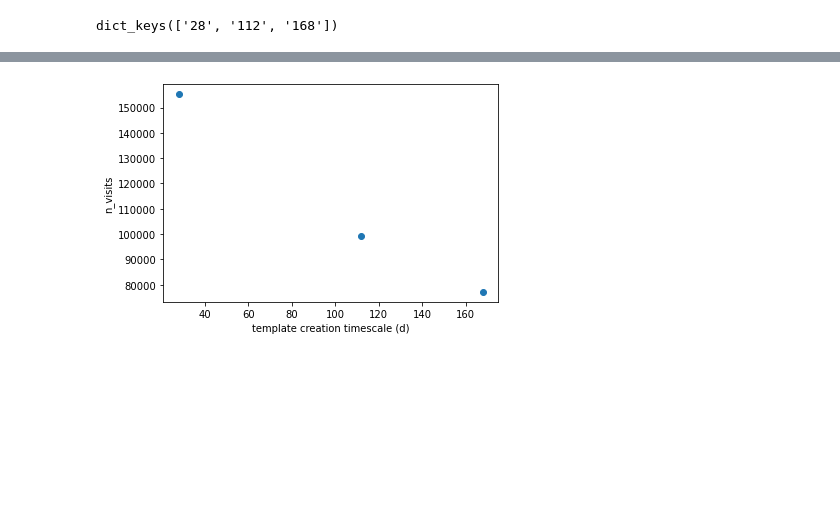
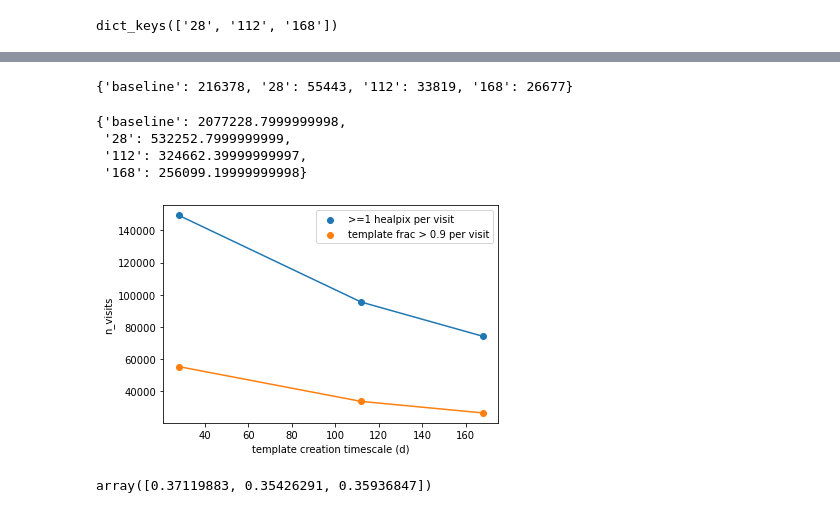
Before and after one commit to jrob93/rubin_templates, a Jupyter notebook: remove_no_template_visits.ipynb, the cells around one changed output, grey strips where cells are left out. Cells and saved outputs as stored; diff of their text form; code cells hidden in the pictures; blank space fills up the shorter version.

```diff
--- a/remove_no_template_visits.ipynb
+++ b/remove_no_template_visits.ipynb
@@ -563,0 +625,5 @@ t_tot = 133.68 min (2.228032 hrs)
+# %%
+for x in metric_dict.keys():
+    print(metric_dict[x].keys())
+    for y in metric_dict[x].keys():
+        print(len(metric_dict[x][y]))
@@ -563,0 +665,6 @@ t_tot = 133.68 min (2.228032 hrs)
+# %%
+for template_timescale in tscales:
+
+    metric_plot = metric_dict[str(template_timescale)]["doAllTemplateMetrics_Night"]["r"]
+    hp.mollview(metric_plot, title=template_timescale)
+    hp.graticule()
@@ -723,0 +989,16 @@ plt.show()
+# %%
+# plot number of visits vs template timescale
+
+x_plot = "template creation timescale (d)"
+y_plot = "n_visits"
+
+fig = plt.figure()
+gs = gridspec.GridSpec(1,1)
+ax1 = plt.subplot(gs[0,0])
+
+ax1.scatter(tscales, [np.array(template_visits[str(t)]["n_visits"]).cumsum()[-1] for t in tscales])
+
+ax1.set_xlabel(x_plot)
+ax1.set_ylabel(y_plot)
+
+plt.show()
@@ -730,0 +1014,3 @@ for t in tscales:
+# %%
+for t in tscales:
+    print(t, sum(template_visits[str(t)]["n_visits"]))
@@ -730,0 +1156,14 @@ for t in tscales:
+# %%
+total_counts
+# %% [output]
+{'baseline': 216378, '28': 55443, '112': 33819, '168': 26677}
+# %%
+total_area = {}
+for x in total_counts.keys():
+    total_area[x] = total_counts[x]*lsst_footprint
+total_area
+# %% [output]
+{'baseline': 2077228.7999999998,
+ '28': 532252.7999999999,
+ '112': 324662.39999999997,
+ '168': 256099.19999999998}
@@ -731,18 +1172,31 @@ for t in tscales:
 # %%
 # plot number of visits vs template timescale
 
 x_plot = "template creation timescale (d)"
 y_plot = "n_visits"
 
 fig = plt.figure()
 gs = gridspec.GridSpec(1,1)
 ax1 = plt.subplot(gs[0,0])
 
-ax1.scatter(tscales, [np.array(template_visits[str(t)]["n_visits"]).cumsum()[-1] for t in tscales])
+counts1 = np.array([sum(template_visits[str(t)]["n_visits"]) for t in tscales])
+ax1.plot(tscales, counts1)
+ax1.scatter(tscales, counts1, label = ">=1 healpix per visit")
+
+counts2 = np.array([total_counts[str(t)] for t in tscales])
+ax1.plot(tscales, counts2)
+ax1.scatter(tscales, counts2, label = "template frac > {} per visit".format(frac))
 
 ax1.set_xlabel(x_plot)
 ax1.set_ylabel(y_plot)
 
+ax1.legend()
+
 plt.show()
 # %% [output]
-[figure, old version]
+[figure, new version]
+# %%
+# compare the fractional difference to the histogram of template fractional coverage above
+counts2/counts1
+# %% [output]
+array([0.37119883, 0.35426291, 0.35936847])
```
Also changed, not shown: parts of 80 cells of this notebook, 2 other files.
